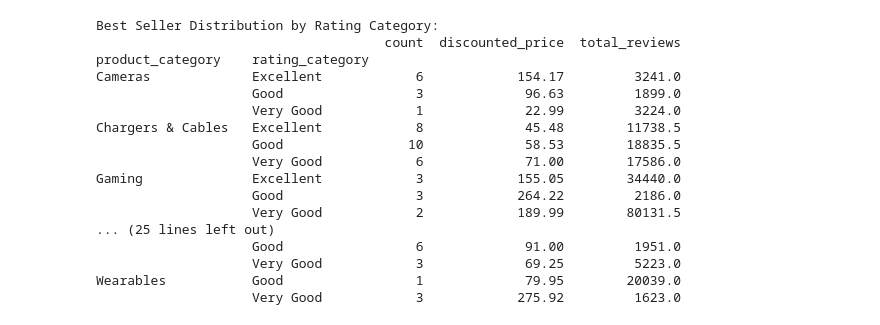
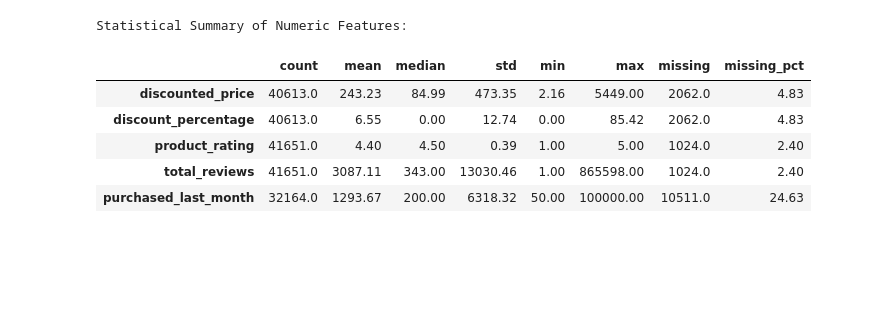
Before and after one commit to Aryaman333/Build_Challenge_Intuit, a Jupyter notebook: Assignment_2/notebooks/exploratory_data_analysis.ipynb, the cells around one changed output. Saved outputs shown, nothing was run; the diff lists cells and outputs as text; code cells hidden in the pictures; blank space fills up the shorter version.

```diff
--- a/Assignment_2/notebooks/exploratory_data_analysis.ipynb
+++ b/Assignment_2/notebooks/exploratory_data_analysis.ipynb
@@ -129,46 +26,30 @@ Smart Home                   6.77         47.51                   229.0
-# %%
-# Advanced lambda and filter operations: Best seller analysis
-# Chaining multiple functional operations
-
-# Filter function for best sellers
-is_best_seller = lambda x: x == 'Best Seller'
-has_high_rating = lambda x: x >= 4.5
-
-# Apply filters and transformations
-best_seller_insights = (
-    df[df['is_best_seller'].apply(is_best_seller)]
-    .assign(
-        rating_category=lambda x: x['product_rating'].apply(
-            lambda r: 'Excellent' if r >= 4.7 else 'Very Good' if r >= 4.5 else 'Good'
-        )
-    )
-    .groupby(['product_category', 'rating_category'])
-    .agg({
-        'product_title': 'count',
-        'discounted_price': 'mean',
-        'total_reviews': 'median'
-    })
-    .rename(columns={'product_title': 'count'})
-    .round(2)
-)
-
-print("\nBest Seller Distribution by Rating Category:")
-print(best_seller_insights)
-# %% [output]
-Best Seller Distribution by Rating Category:
-                                     count  discounted_price  total_reviews
-product_category    rating_category
-Cameras             Excellent            6            154.17         3241.0
-                    Good                 3             96.63         1899.0
-                    Very Good            1             22.99         3224.0
-Chargers & Cables   Excellent            8             45.48        11738.5
-                    Good                10             58.53        18835.5
-                    Very Good            6             71.00        17586.0
-Gaming              Excellent            3            155.05        34440.0
-                    Good                 3            264.22         2186.0
-                    Very Good            2            189.99        80131.5
-... (25 lines left out)
-                    Good                 6             91.00         1951.0
-                    Very Good            3             69.25         5223.0
-Wearables           Good                 1             79.95        20039.0
-                    Very Good            3            275.92         1623.0
+# %%
+# Statistical Summary
+
+numeric_cols = ['discounted_price', 'discount_percentage',
+                'product_rating', 'total_reviews', 'purchased_last_month']
+
+# Use map and lambda for statistical calculations
+stats_summary = pd.DataFrame({
+    col: {
+        'count': df[col].count(),
+        'mean': df[col].mean(),
+        'median': df[col].median(),
+        'std': df[col].std(),
+        'min': df[col].min(),
+        'max': df[col].max(),
+        'missing': df[col].isna().sum(),
+        'missing_pct': round(df[col].isna().sum() / len(df) * 100, 2)
+    } for col in numeric_cols if col in df.columns
+}).T.round(2)
+
+print("Statistical Summary of Numeric Features:")
+display(stats_summary)
+# %% [output]
+Statistical Summary of Numeric Features:
+|  | count | mean | median | std | min | max | missing | missing_pct |
+| discounted_price | 40613.0 | 243.23 | 84.99 | 473.35 | 2.16 | 5449.00 | 2062.0 | 4.83 |
+| discount_percentage | 40613.0 | 6.55 | 0.00 | 12.74 | 0.00 | 85.42 | 2062.0 | 4.83 |
+| product_rating | 41651.0 | 4.40 | 4.50 | 0.39 | 1.00 | 5.00 | 1024.0 | 2.40 |
+| total_reviews | 41651.0 | 3087.11 | 343.00 | 13030.46 | 1.00 | 865598.00 | 1024.0 | 2.40 |
+| purchased_last_month | 32164.0 | 1293.67 | 200.00 | 6318.32 | 50.00 | 100000.00 | 10511.0 | 24.63 |
```
Also changed, not shown: parts of 8 cells of this notebook, 10 other files.
